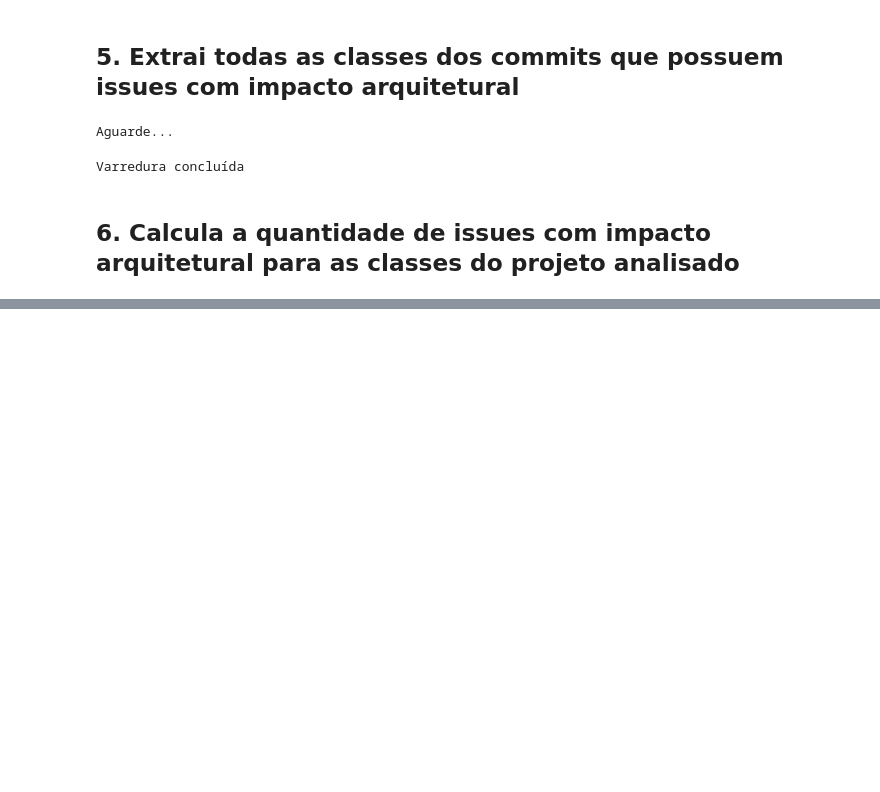
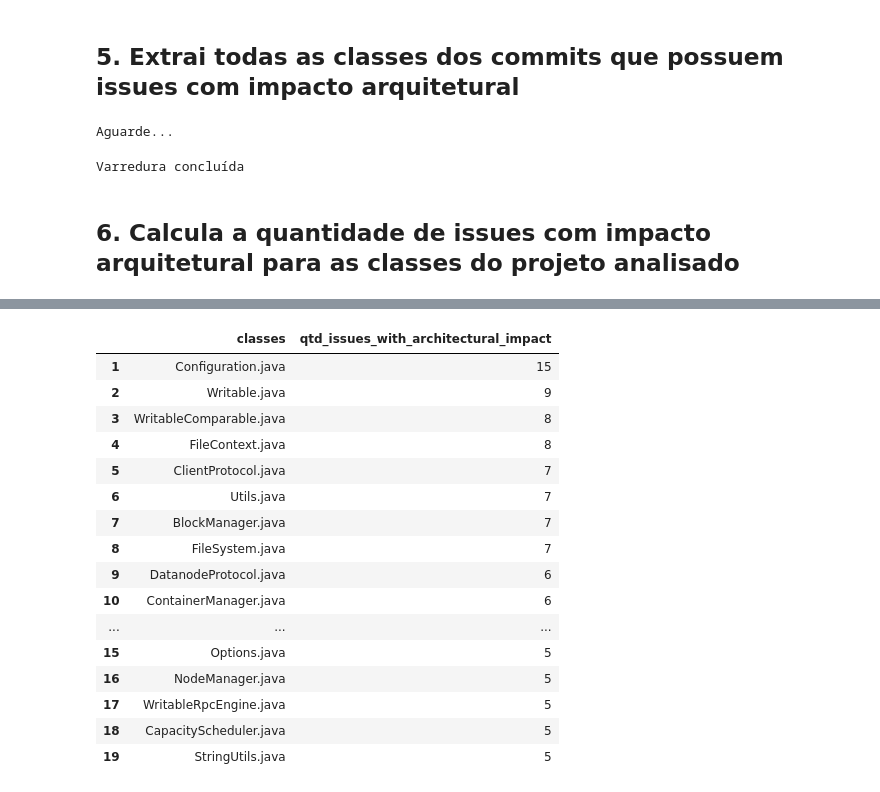
Before and after one commit to armandossrecife/my_evaluation, a Jupyter notebook: revisar_experimentos_hadoop.ipynb, the cells around one changed output, grey strips where cells are left out. Cells and saved outputs as stored; diff of their text form; code cells hidden in the pictures; blank space fills up the shorter version.

```diff
--- a/revisar_experimentos_hadoop.ipynb
+++ b/revisar_experimentos_hadoop.ipynb
@@ -442,0 +461,22 @@ df_final
+# %%
+data = df_final.copy()
+data = data.iloc[1:, :]
+data
+# %% [output]
+|  | classes | qtd_issues_with_architectural_impact |
+| 1 | Configuration.java | 15 |
+| 2 | Writable.java | 9 |
+| 3 | WritableComparable.java | 8 |
+| 4 | FileContext.java | 8 |
+| 5 | ClientProtocol.java | 7 |
+| 6 | Utils.java | 7 |
+| 7 | BlockManager.java | 7 |
+| 8 | FileSystem.java | 7 |
+| 9 | DatanodeProtocol.java | 6 |
+| 10 | ContainerManager.java | 6 |
+| ... | ... | ... |
+| 15 | Options.java | 5 |
+| 16 | NodeManager.java | 5 |
+| 17 | WritableRpcEngine.java | 5 |
+| 18 | CapacityScheduler.java | 5 |
+| 19 | StringUtils.java | 5 |
```
Also changed, not shown: parts of 6 cells of this notebook.
